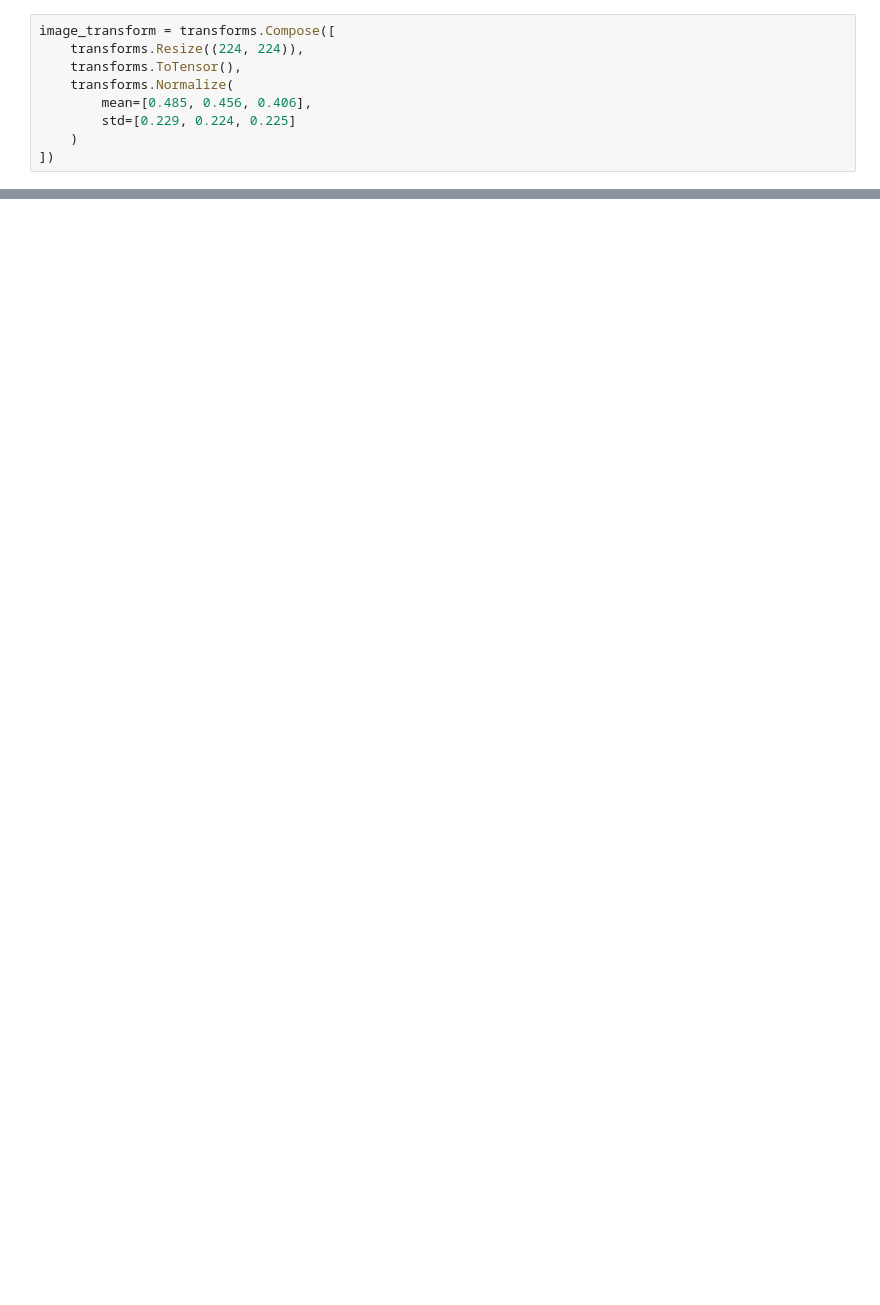
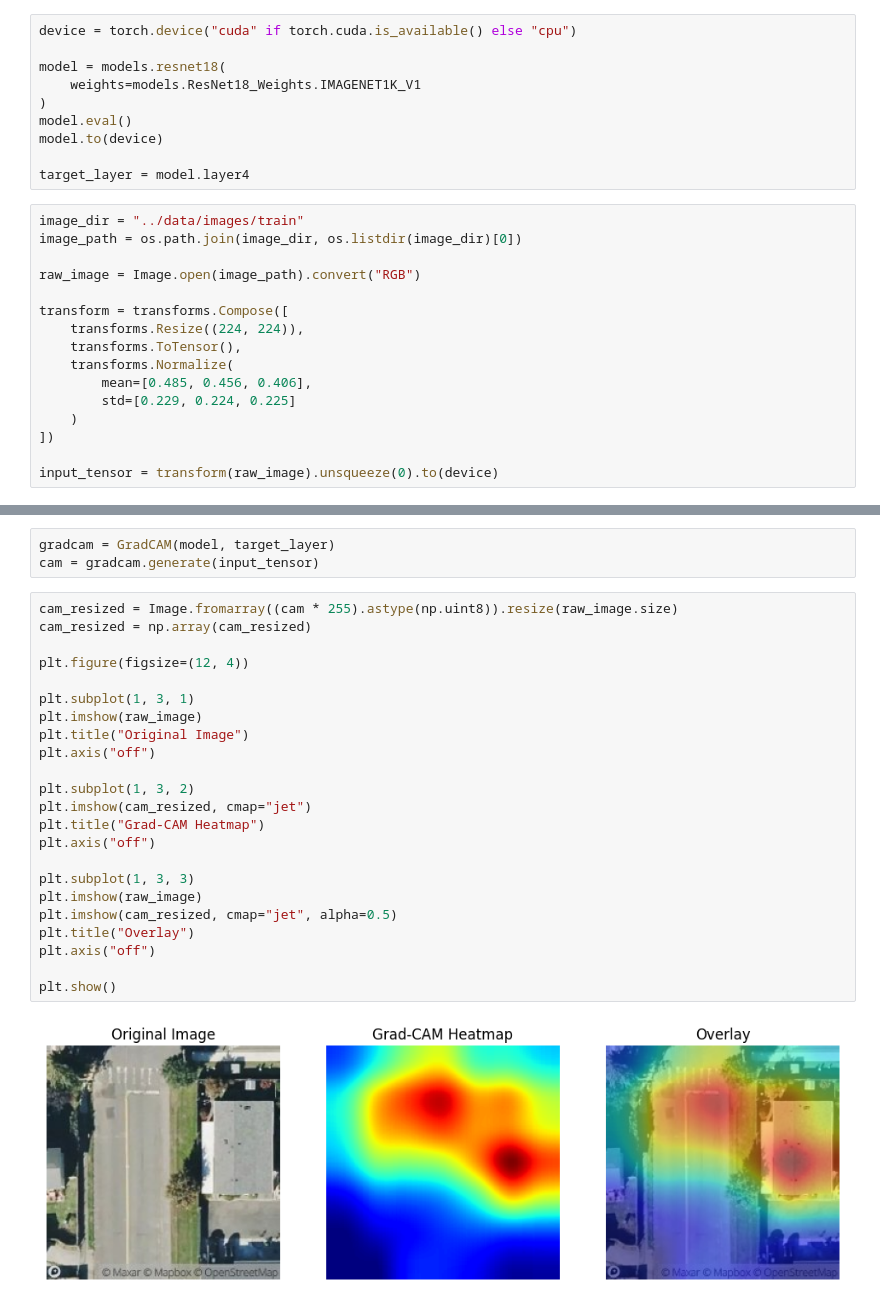
Before and after one commit to student-iiit/real-estate-multimodal-regression, a Jupyter notebook: notebooks/explainability.ipynb, the cells around one changed output, grey strips where cells are left out. Saved outputs shown, nothing was run; the diff lists cells and outputs as text; blank space fills up the shorter version.

Commit message:
Grad Cam

```diff
--- a/notebooks/explainability.ipynb
+++ b/notebooks/explainability.ipynb
@@ -67,5 +14,20 @@ plt.show()
+# %%
+device = torch.device("cuda" if torch.cuda.is_available() else "cpu")
+
+model = models.resnet18(
+    weights=models.ResNet18_Weights.IMAGENET1K_V1
+)
+model.eval()
+model.to(device)
+
+target_layer = model.layer4
 # %%
-image_transform = transforms.Compose([
+image_dir = "../data/images/train"
+image_path = os.path.join(image_dir, os.listdir(image_dir)[0])
+
+raw_image = Image.open(image_path).convert("RGB")
+
+transform = transforms.Compose([
     transforms.Resize((224, 224)),
     transforms.ToTensor(),
     transforms.Normalize(
@@ -73,3 +35,5 @@ image_transform = transforms.Compose([
         std=[0.229, 0.224, 0.225]
     )
 ])
+
+input_tensor = transform(raw_image).unsqueeze(0).to(device)
@@ -158,0 +73,28 @@ Train image embeddings saved successfully.
+# %%
+gradcam = GradCAM(model, target_layer)
+cam = gradcam.generate(input_tensor)
+# %%
+cam_resized = Image.fromarray((cam * 255).astype(np.uint8)).resize(raw_image.size)
+cam_resized = np.array(cam_resized)
+
+plt.figure(figsize=(12, 4))
+
+plt.subplot(1, 3, 1)
+plt.imshow(raw_image)
+plt.title("Original Image")
+plt.axis("off")
+
+plt.subplot(1, 3, 2)
+plt.imshow(cam_resized, cmap="jet")
+plt.title("Grad-CAM Heatmap")
+plt.axis("off")
+
+plt.subplot(1, 3, 3)
+plt.imshow(raw_image)
+plt.imshow(cam_resized, cmap="jet", alpha=0.5)
+plt.title("Overlay")
+plt.axis("off")
+
+plt.show()
+# %% [output]
+[figure, added]
```
Also changed, not shown: parts of 13 cells of this notebook.
